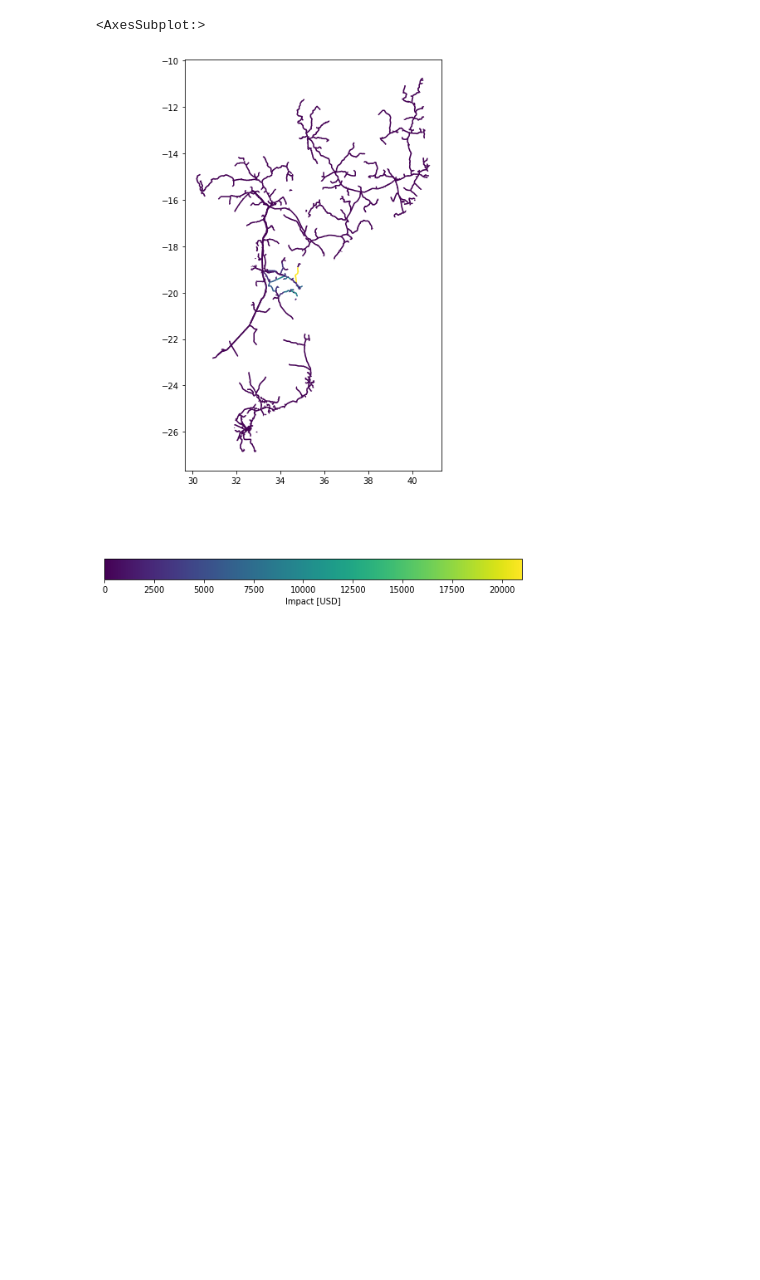
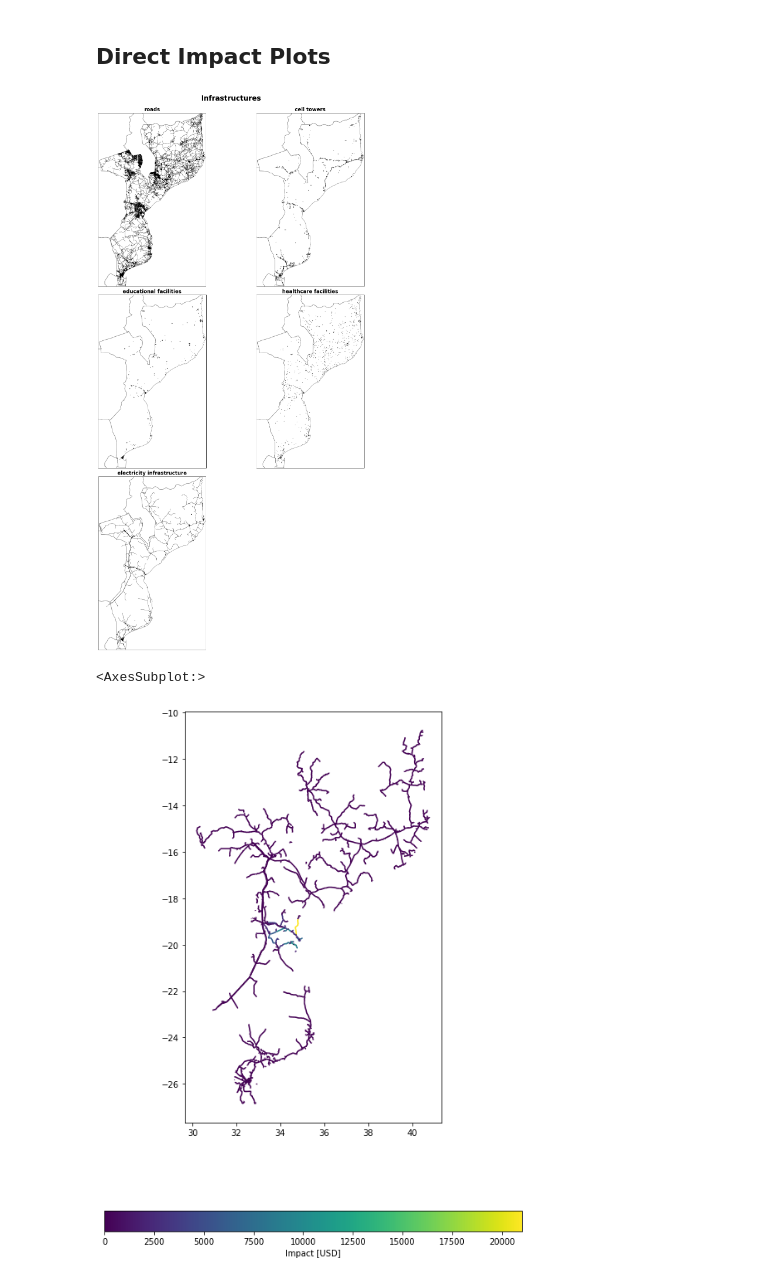
Before and after one commit to Evelyn-M/mozambique_healthcare, a Jupyter notebook: direct_impacts.ipynb, the cells around one changed output. Cells and saved outputs as stored; diff of their text form; code cells hidden in the pictures; blank space fills up the shorter version.

Commit message:
add nicer plots

```diff
--- a/direct_impacts.ipynb
+++ b/direct_impacts.ipynb
@@ -584,0 +592,2 @@ imp_fl_pline.calc(exp_po, impf_set_fl, fl_idai)
+# %% [markdown]
+## Direct Impact Plots
@@ -584,0 +664,8 @@ imp_fl_pline.calc(exp_po, impf_set_fl, fl_idai)
+# %%
+all_in_one_gdf = gpd.GeoDataFrame(
+    pd.concat([gdf_pp, gdf_power, gdf_powerlines, gdf_health, gdf_educ, gdf_cells, gdf_roads],
+              ignore_index=True))
+# %%
+infra_plot(all_in_one_gdf, save_path=path_save_cntry+'plots/')
+# %% [output]
+[figure, added]
```
Also changed, not shown: parts of 43 cells of this notebook, 1 other file.
